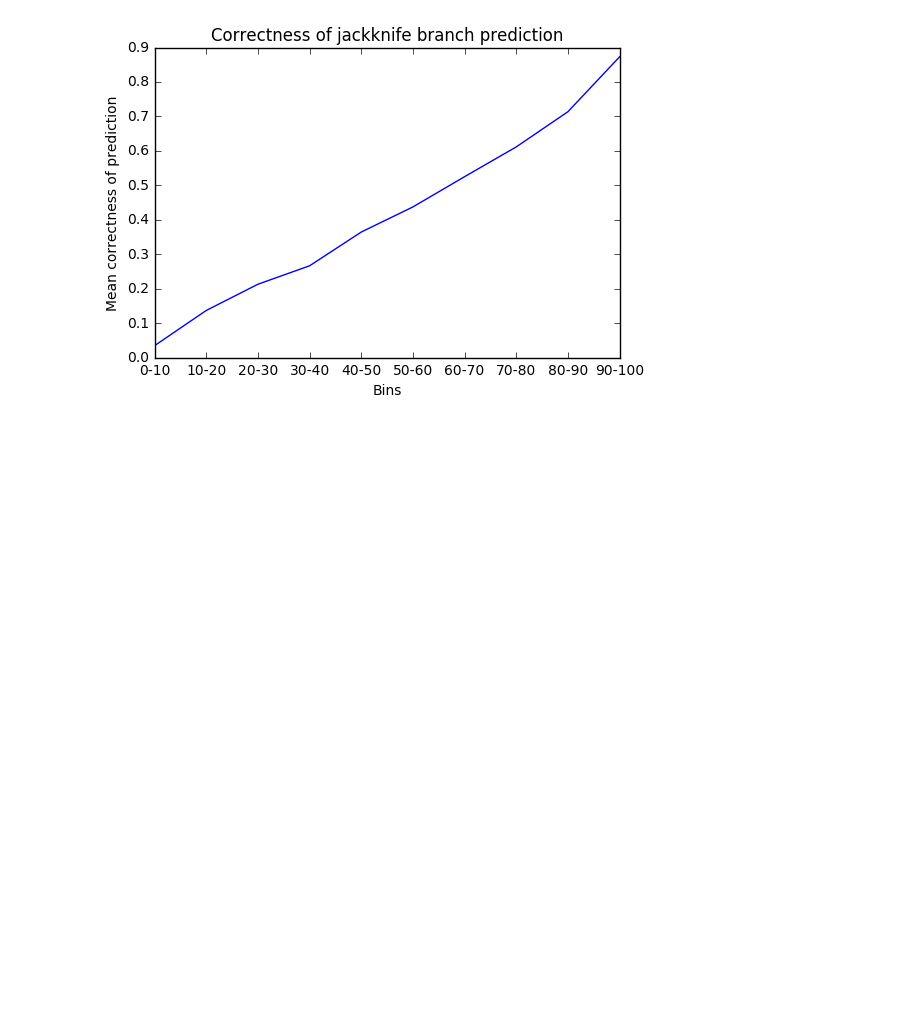
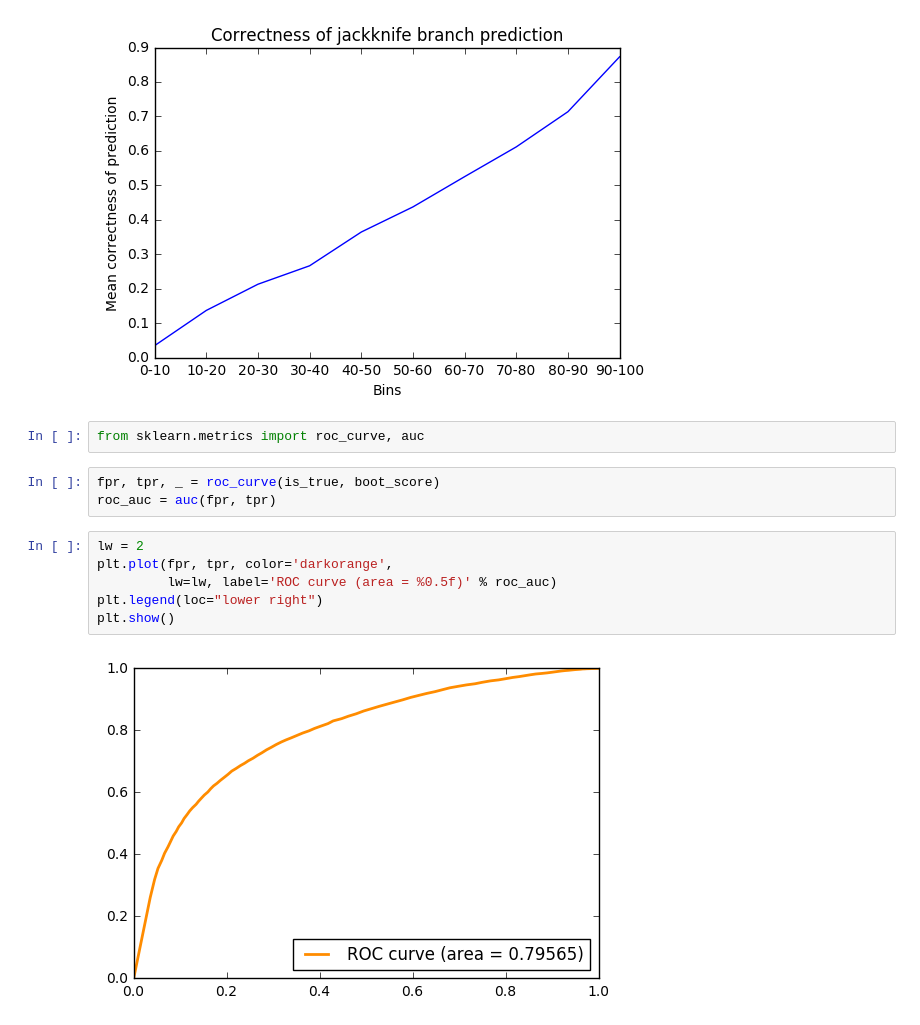
Before and after one commit to dmitrypenzar1996/PQ, a Jupyter notebook: boot_an/Boot_an.ipynb, the cells around one changed output. Saved outputs shown, nothing was run; the diff lists cells and outputs as text; blank space fills up the shorter version.

```diff
--- a/boot_an/Boot_an.ipynb
+++ b/boot_an/Boot_an.ipynb
@@ -79,3 +97,16 @@ plt.xticks(np.arange(len(mean_is_true)), ["{:.0f}-{:.0f}".format(x * step , (x +
 plt.show()
 # %% [output]
 [figure]
+# %%
+from sklearn.metrics import roc_curve, auc
+# %%
+fpr, tpr, _ = roc_curve(is_true, boot_score)
+roc_auc = auc(fpr, tpr)
+# %%
+lw = 2
+plt.plot(fpr, tpr, color='darkorange',
+         lw=lw, label='ROC curve (area = %0.5f)' % roc_auc)
+plt.legend(loc="lower right")
+plt.show()
+# %% [output]
+[figure, added]
```
Also changed, not shown: parts of 4 cells of this notebook.
